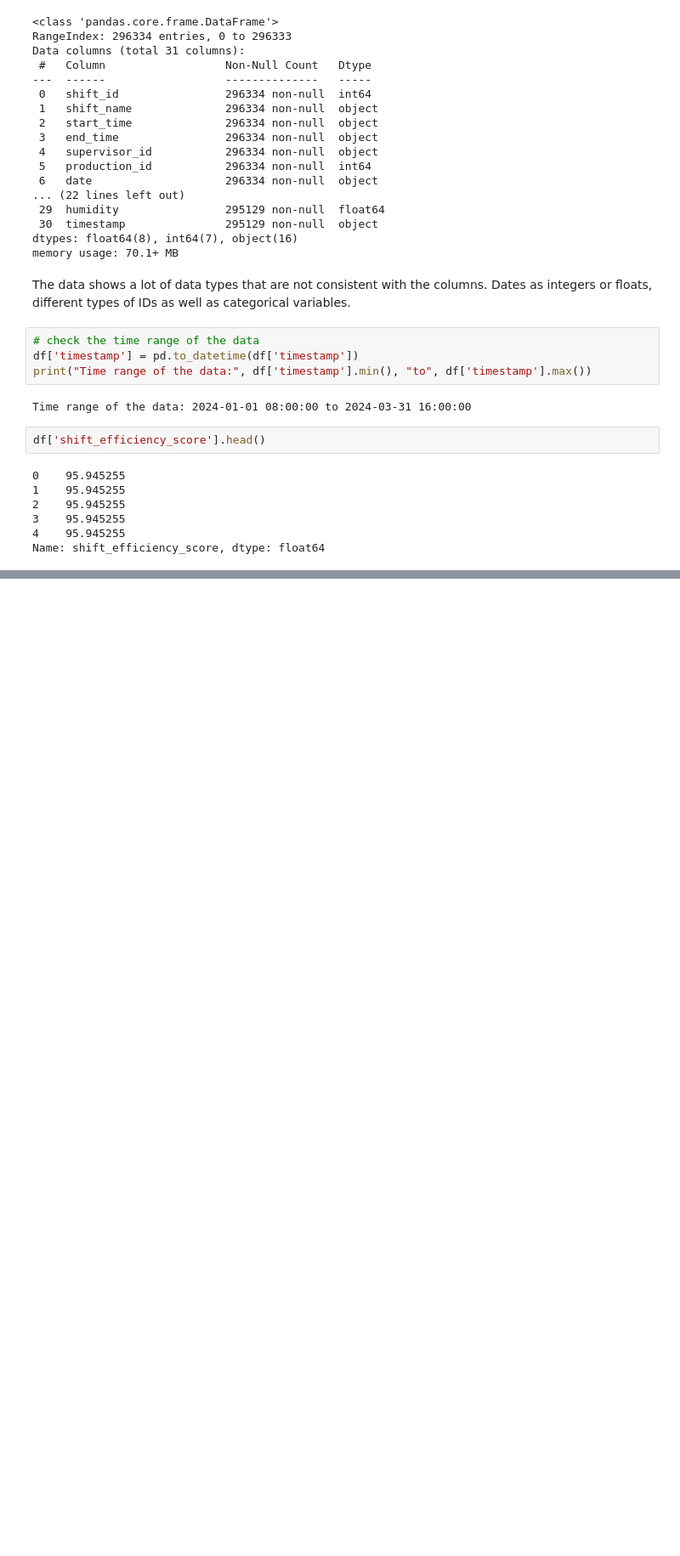
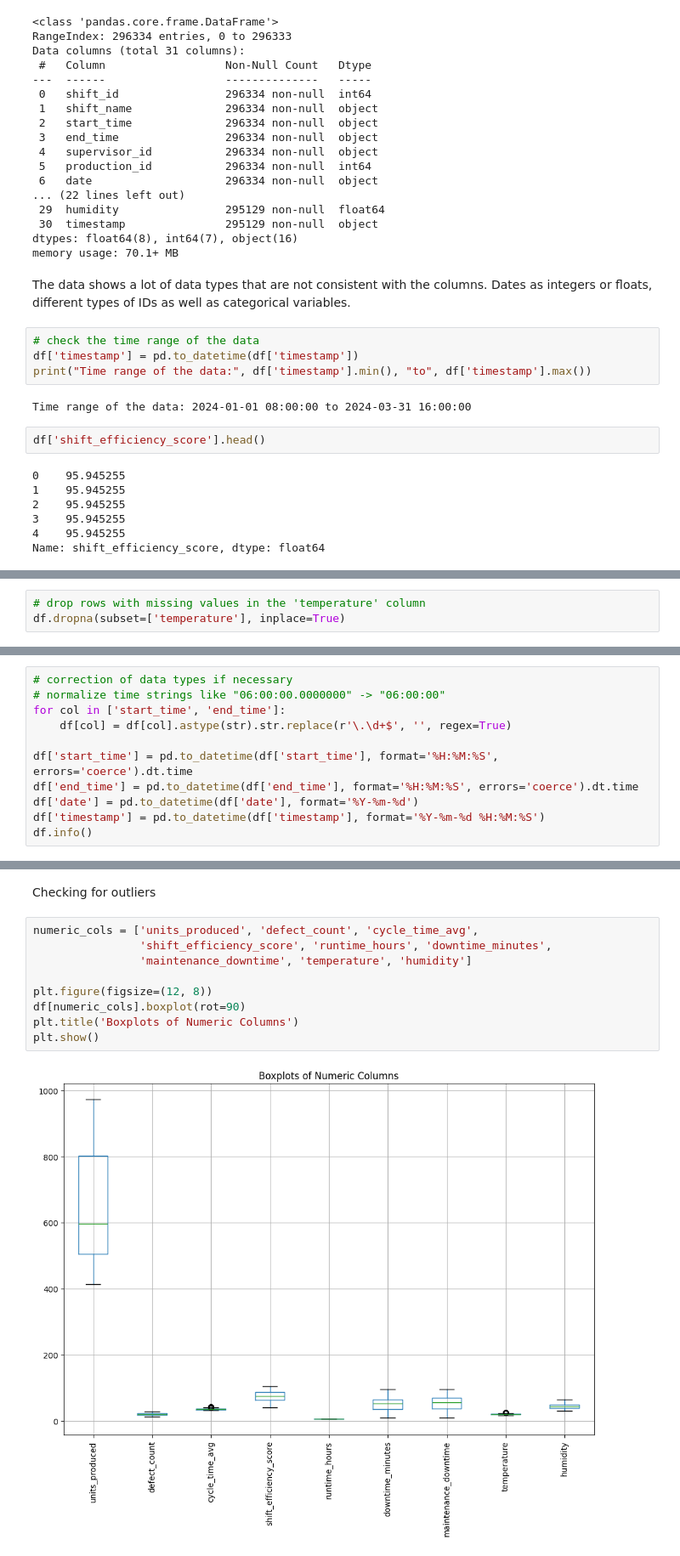
Before and after one commit to mrDanbatta/Shift_performace_project, a Jupyter notebook: shift_performance_notebook.ipynb, the cells around one changed output, grey strips where cells are left out. Shown at 85% size. Drawn from its saved outputs; the diff is of its cells as text; blank space fills up the shorter version.

Commit message:
Data cleaning

```diff
--- a/shift_performance_notebook.ipynb
+++ b/shift_performance_notebook.ipynb
@@ -76,0 +103,3 @@ Name: shift_efficiency_score, dtype: float64
+# %%
+# drop rows with missing values in the 'temperature' column
+df.dropna(subset=['temperature'], inplace=True)
@@ -76,0 +164,11 @@ Name: shift_efficiency_score, dtype: float64
+# %%
+# correction of data types if necessary
+# normalize time strings like "06:00:00.0000000" -> "06:00:00"
+for col in ['start_time', 'end_time']:
+    df[col] = df[col].astype(str).str.replace(r'\.\d+$', '', regex=True)
+
+df['start_time'] = pd.to_datetime(df['start_time'], format='%H:%M:%S', errors='coerce').dt.time
+df['end_time'] = pd.to_datetime(df['end_time'], format='%H:%M:%S', errors='coerce').dt.time
+df['date'] = pd.to_datetime(df['date'], format='%Y-%m-%d')
+df['timestamp'] = pd.to_datetime(df['timestamp'], format='%Y-%m-%d %H:%M:%S')
+df.info()
@@ -76,0 +240,13 @@ Name: shift_efficiency_score, dtype: float64
+# %% [markdown]
+Checking for outliers
+# %%
+numeric_cols = ['units_produced', 'defect_count', 'cycle_time_avg',
+                'shift_efficiency_score', 'runtime_hours', 'downtime_minutes',
+                'maintenance_downtime', 'temperature', 'humidity']
+
+plt.figure(figsize=(12, 8))
+df[numeric_cols].boxplot(rot=90)
+plt.title('Boxplots of Numeric Columns')
+plt.show()
+# %% [output]
+[figure, added]
```
Also changed, not shown: parts of 20 cells of this notebook.
